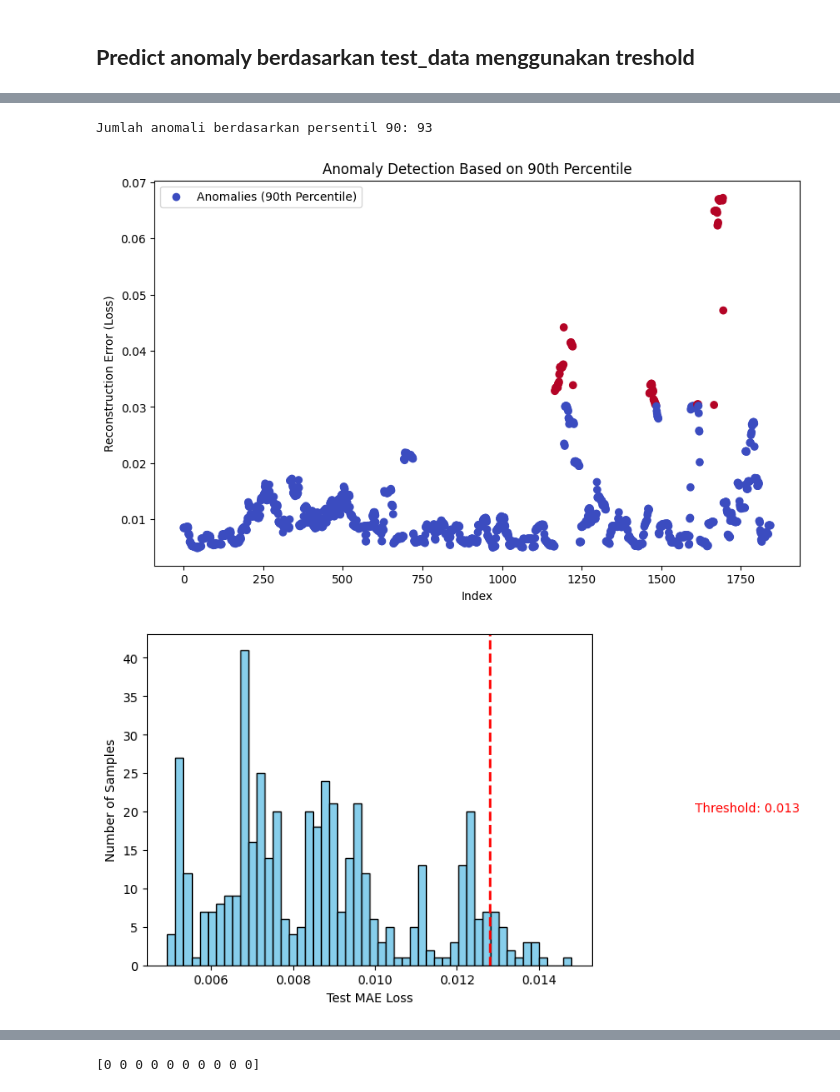
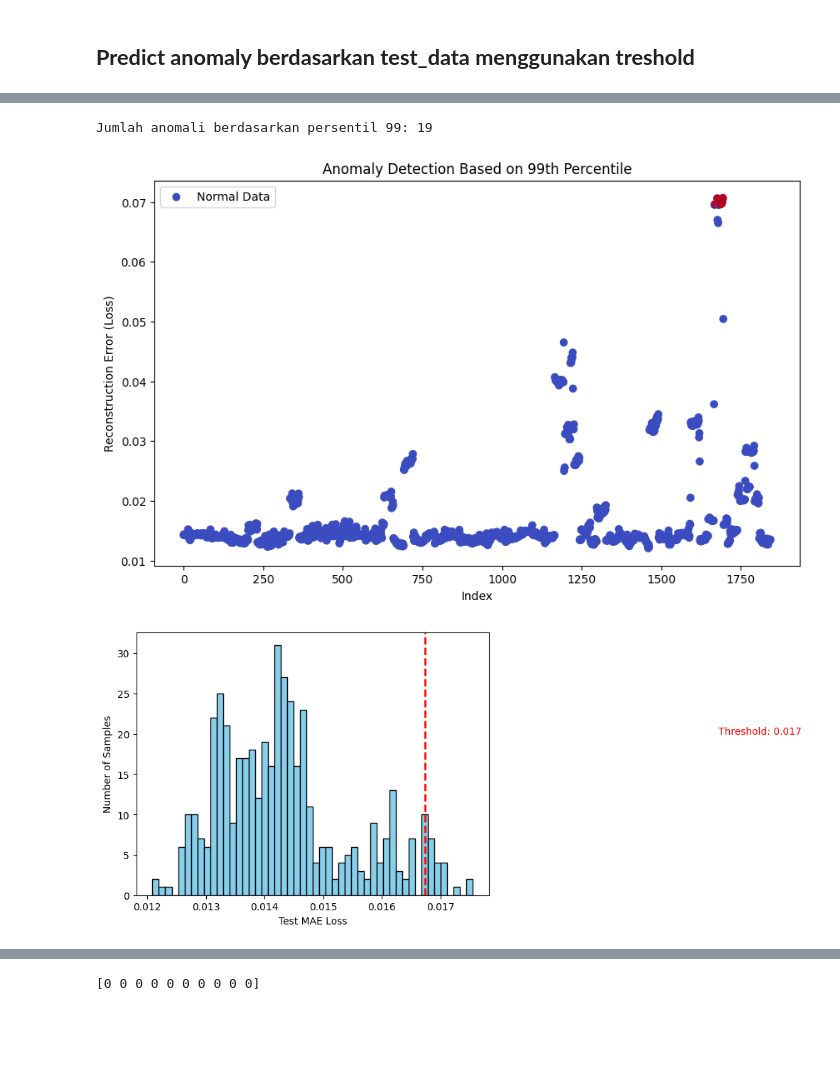
Before and after one commit to daniel020901/Dataset-Capstone, a Jupyter notebook: LSTM_autoencoder_capstone.ipynb, the cells around one changed output, grey strips where cells are left out. Saved outputs shown, nothing was run; the diff lists cells and outputs as text; code cells hidden in the pictures; blank space fills up the shorter version.

```diff
--- a/LSTM_autoencoder_capstone.ipynb
+++ b/LSTM_autoencoder_capstone.ipynb
@@ -463,6 +463,6 @@ model.add(Dropout(rate=0.3))
 model.add(TimeDistributed(Dense(X_train.shape[2])))
 
 # Compile model
-model.compile(optimizer=Adam(learning_rate=0.003), loss='mse')
+model.compile(optimizer=Adam(learning_rate=0.001), loss='mse')
 model.summary()
 # %% [output]
@@ -540,7 +540,7 @@ plt.xlabel('Train MAE loss')
 plt.ylabel('Number of Samples');
 
 # Set reconstruction error threshold
-threshold = np.percentile(train_mae_loss, 95)
+threshold = np.percentile(train_mae_loss, 99)
 
 print('Reconstruction error threshold:',threshold)
 # %% [output]
@@ -566,22 +566,22 @@ anomaly_percentile = train_mae_loss > threshold
 
 
 # Menampilkan jumlah anomali yang terdeteksi
-print(f"Jumlah anomali berdasarkan persentil 90: {np.sum(anomaly_percentile)}")
+print(f"Jumlah anomali berdasarkan persentil 99: {np.sum(anomaly_percentile)}")
 # %% [output]
-Jumlah anomali berdasarkan persentil 90: 93
+Jumlah anomali berdasarkan persentil 99: 19
 # %%
 import matplotlib.pyplot as plt
 
 # Plot hasil deteksi anomali berdasarkan persentil 99
 plt.figure(figsize=(10, 6))
-plt.scatter(range(len(train_mae_loss)), train_mae_loss, c=anomaly_percentile, cmap='coolwarm', label='Anomalies (90th Percentile)')
+plt.scatter(range(len(train_mae_loss)), train_mae_loss, c=anomaly_percentile, cmap='coolwarm', label='Normal Data')
 plt.xlabel('Index')
 plt.ylabel('Reconstruction Error (Loss)')
-plt.title('Anomaly Detection Based on 90th Percentile')
+plt.title('Anomaly Detection Based on 99th Percentile')
 plt.legend()
 plt.show()
 # %% [output]
-[figure, old version]
+[figure, new version]
 # %%
 anomaly_df = pd.DataFrame(test_data[sequence_length :])  # Hanya mengambil data setelah TIME_STEPS
 anomaly_df['loss'] = test_mae_loss[sequence_length :]  # Mengambil nilai loss setelah TIME_STEPS
@@ -604,6 +604,6 @@ plt.text(threshold + 0.005, 20, f'Threshold: {threshold:.3f}', color='red')
 
 plt.show()
 # %% [output]
-[figure, old version]
+[figure, new version]
 # %%
 # Menurunkan threshold
```
Also changed, not shown: parts of 15 cells of this notebook.
